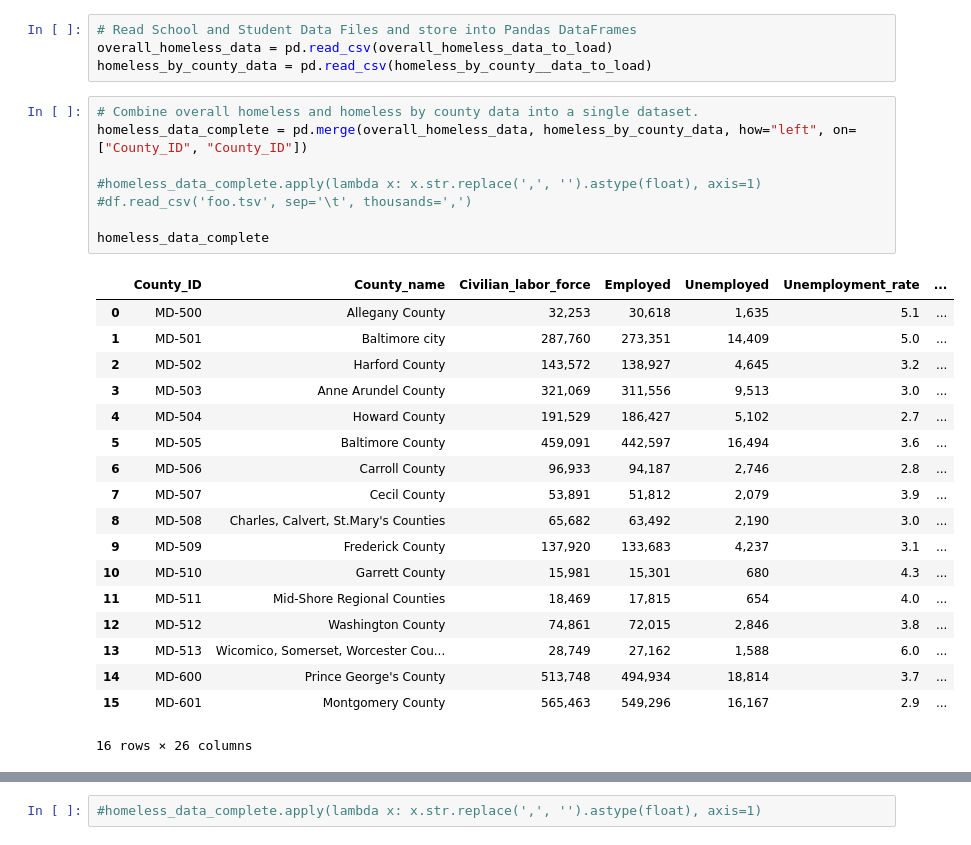
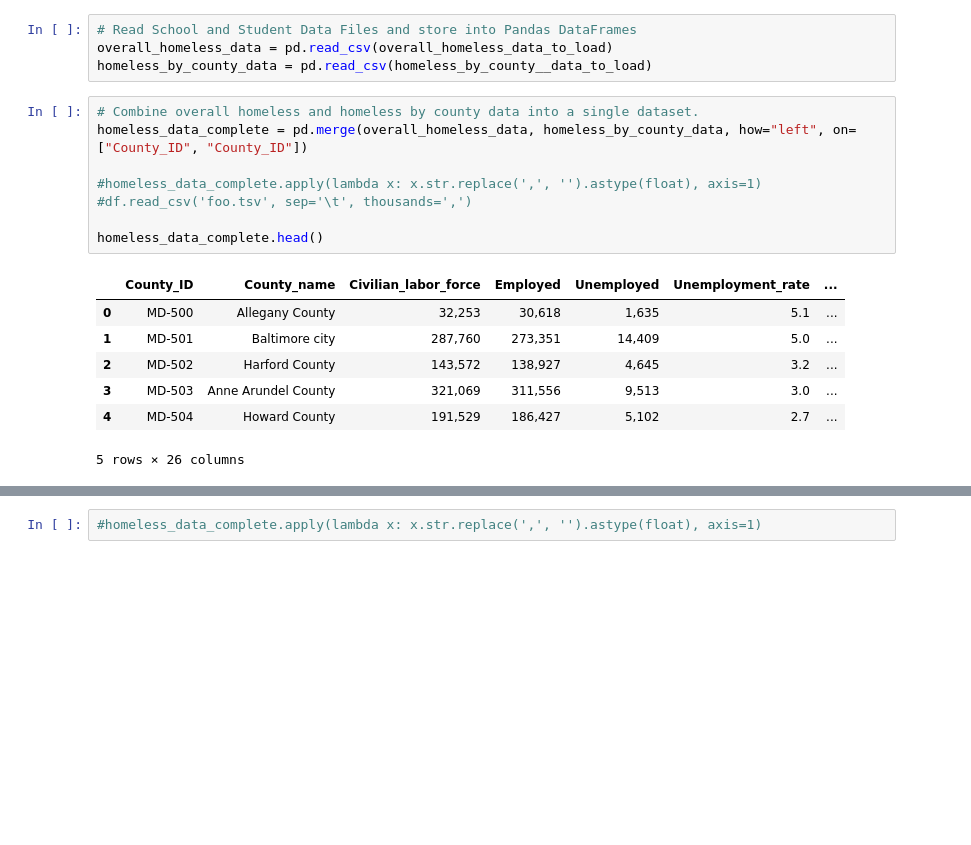
Before and after one commit to arieldunn/HomelessinMaryland, a Jupyter notebook: HomelessProjectMD.ipynb, the cells around one changed output, grey strips where cells are left out. Cells and saved outputs as stored; diff of their text form; blank space fills up the shorter version.

```diff
--- a/HomelessProjectMD.ipynb
+++ b/HomelessProjectMD.ipynb
@@ -20,27 +18,16 @@ homeless_by_county_data = pd.read_csv(homeless_by_county__data_to_load)
 # %%
 # Combine overall homeless and homeless by county data into a single dataset.
 homeless_data_complete = pd.merge(overall_homeless_data, homeless_by_county_data, how="left", on=["County_ID", "County_ID"])
 
 #homeless_data_complete.apply(lambda x: x.str.replace(',', '').astype(float), axis=1)
 #df.read_csv('foo.tsv', sep='\t', thousands=',')
 
-homeless_data_complete
+homeless_data_complete.head()
 # %% [output]
 |  | County_ID | County_name | Civilian_labor_force | Employed | Unemployed | Unemployment_rate | ... |
 | 0 | MD-500 | Allegany County | 32,253 | 30,618 | 1,635 | 5.1 | ... |
 | 1 | MD-501 | Baltimore city | 287,760 | 273,351 | 14,409 | 5.0 | ... |
 | 2 | MD-502 | Harford County | 143,572 | 138,927 | 4,645 | 3.2 | ... |
 | 3 | MD-503 | Anne Arundel County | 321,069 | 311,556 | 9,513 | 3.0 | ... |
 | 4 | MD-504 | Howard County | 191,529 | 186,427 | 5,102 | 2.7 | ... |
-| 5 | MD-505 | Baltimore County | 459,091 | 442,597 | 16,494 | 3.6 | ... |
-| 6 | MD-506 | Carroll County | 96,933 | 94,187 | 2,746 | 2.8 | ... |
-| 7 | MD-507 | Cecil County | 53,891 | 51,812 | 2,079 | 3.9 | ... |
-| 8 | MD-508 | Charles, Calvert, St.Mary's Counties | 65,682 | 63,492 | 2,190 | 3.0 | ... |
-| 9 | MD-509 | Frederick County | 137,920 | 133,683 | 4,237 | 3.1 | ... |
-| 10 | MD-510 | Garrett County | 15,981 | 15,301 | 680 | 4.3 | ... |
-| 11 | MD-511 | Mid-Shore Regional Counties | 18,469 | 17,815 | 654 | 4.0 | ... |
-| 12 | MD-512 | Washington County | 74,861 | 72,015 | 2,846 | 3.8 | ... |
-| 13 | MD-513 | Wicomico, Somerset, Worcester Cou... | 28,749 | 27,162 | 1,588 | 6.0 | ... |
-| 14 | MD-600 | Prince George's County | 513,748 | 494,934 | 18,814 | 3.7 | ... |
-| 15 | MD-601 | Montgomery County | 565,463 | 549,296 | 16,167 | 2.9 | ... |
-16 rows × 26 columns
+5 rows × 26 columns
```
Also changed, not shown: parts of 20 cells of this notebook.
